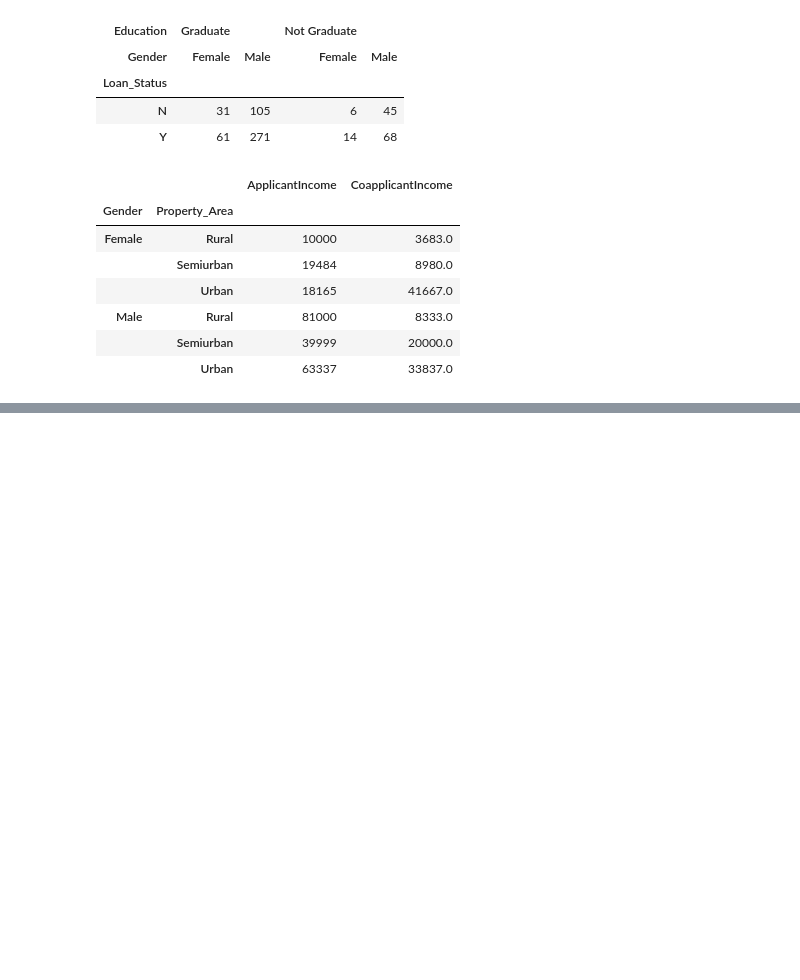
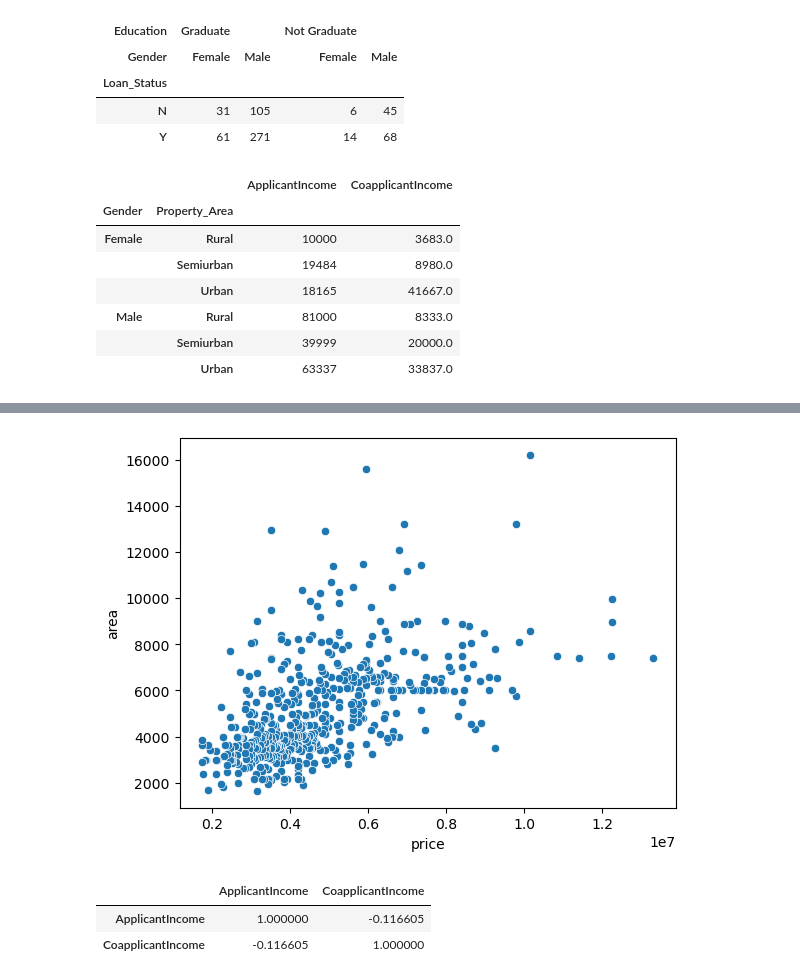
Before and after one commit to Masireddyvamshi/Exploratory_Data_Analysis, a Jupyter notebook: classNotes.ipynb, the cells around one changed output, grey strips where cells are left out. Cells and saved outputs as stored; diff of their text form; code cells hidden in the pictures; blank space fills up the shorter version.

```diff
--- a/classNotes.ipynb
+++ b/classNotes.ipynb
@@ -119,3 +119,6 @@ df.groupby(["Gender","Property_Area"])[['ApplicantIncome','CoapplicantIncome']].
 | Male | Rural | 81000 | 8333.0 |
 |  | Semiurban | 39999 | 20000.0 |
 |  | Urban | 63337 | 33837.0 |
+# %%
+df2 = pd.read_csv(r"C:\Users\masir\Downloads\Housing.csv")
+df2.head()
@@ -121,0 +165,14 @@ df.groupby(["Gender","Property_Area"])[['ApplicantIncome','CoapplicantIncome']].
+# %%
+
+import matplotlib.pyplot as plt
+import seaborn as sns
+sns.scatterplot(x='price',y='area',data=df2)
+plt.show()
+# %% [output]
+[figure, added]
+# %%
+df[['ApplicantIncome','CoapplicantIncome']].corr()
+# %% [output]
+|  | ApplicantIncome | CoapplicantIncome |
+| ApplicantIncome | 1.000000 | -0.116605 |
+| CoapplicantIncome | -0.116605 | 1.000000 |
```
Also changed, not shown: parts of 22 cells of this notebook.
